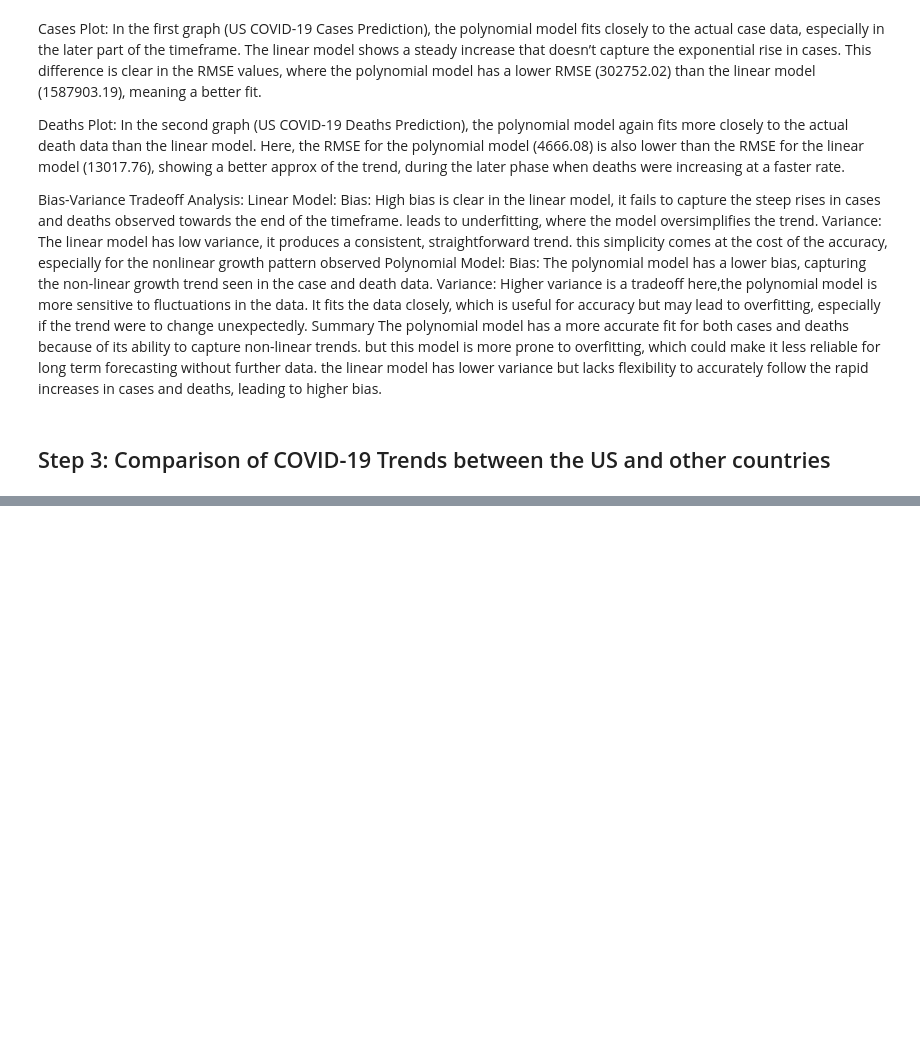
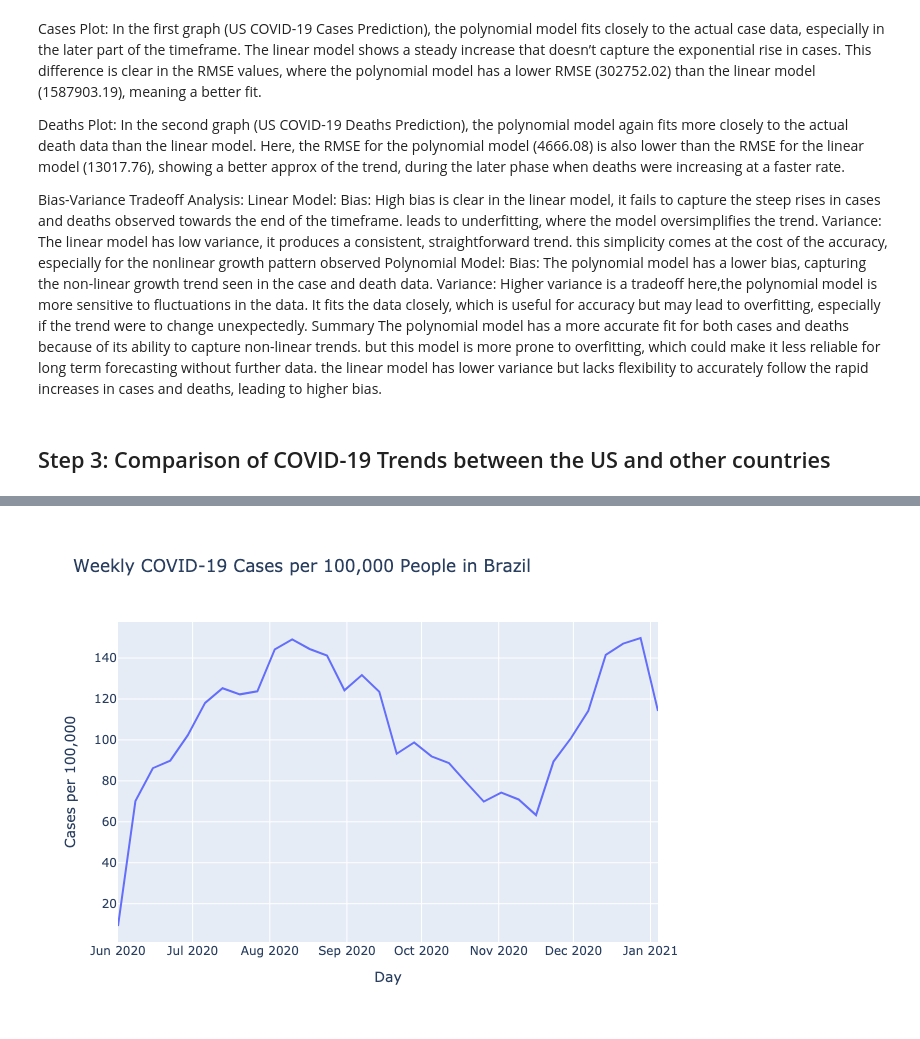
Before and after one commit to saraabu/group-5-, a Jupyter notebook: Stage IV/Group Work/stage4teamwork.ipynb, the cells around one changed output, grey strips where cells are left out. Saved outputs shown, nothing was run; the diff lists cells and outputs as text; code cells hidden in the pictures; blank space fills up the shorter version.

Commit message:
committing to add Brazil county data to group work

```diff
--- a/Stage IV/Group Work/stage4teamwork.ipynb
+++ b/Stage IV/Group Work/stage4teamwork.ipynb
@@ -153,0 +168,5 @@ next country :
+# %%
+from IPython import display
+display.Image("CSC405/project_1_py/images/fig_brazil_cases.png")
+# %% [output]
+[figure, added]
```
Also changed, not shown: parts of 4 cells of this notebook, 2 other files.
